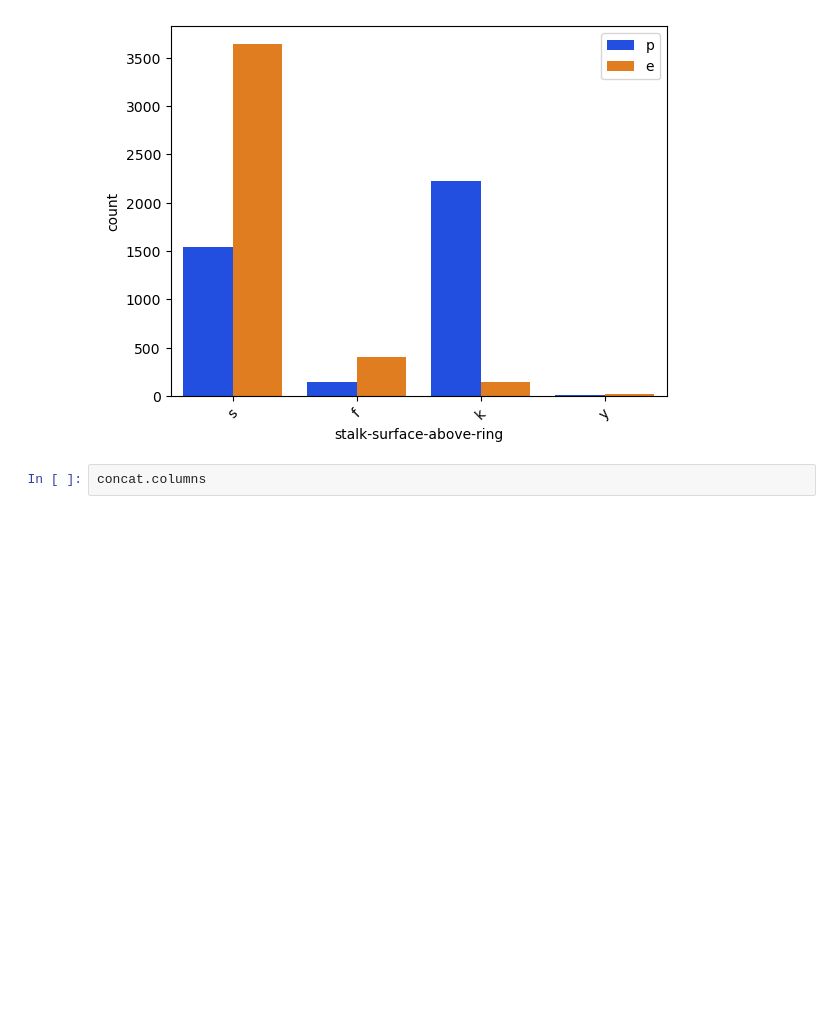
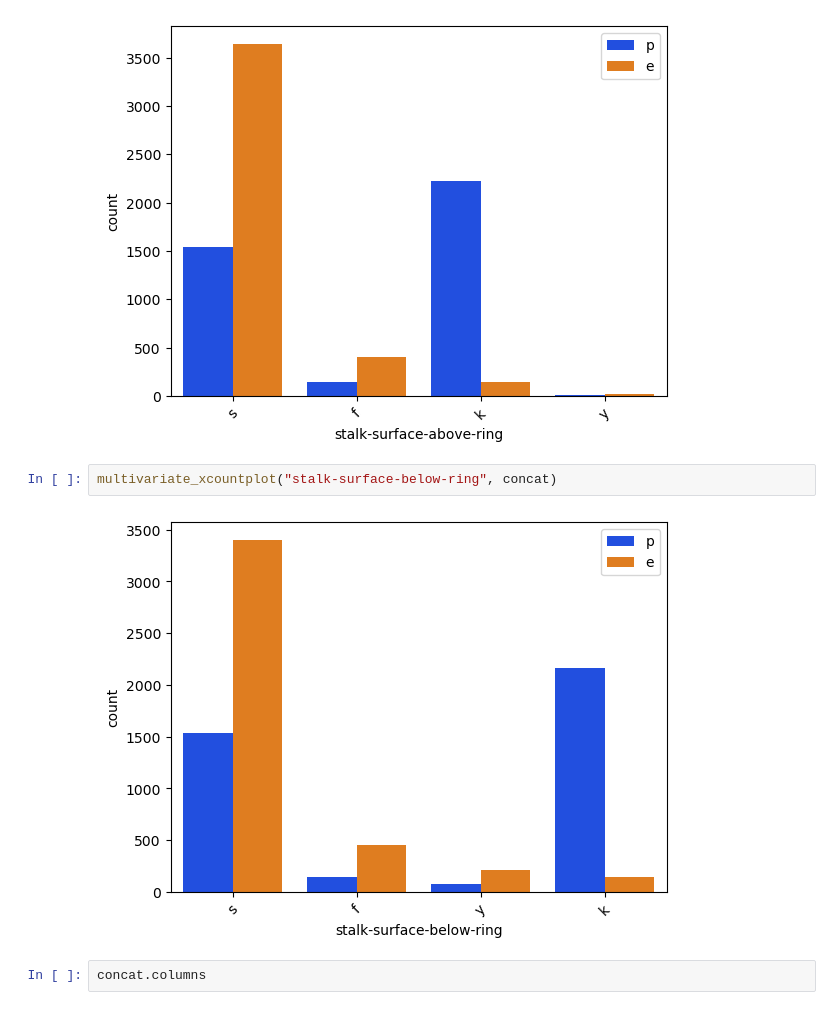
Before and after one commit to dev-ezzy/Big-Data, a Jupyter notebook: index.ipynb, the cells around one changed output. Saved outputs shown, nothing was run; the diff lists cells and outputs as text; blank space fills up the shorter version.

```diff
--- a/index.ipynb
+++ b/index.ipynb
@@ -508,6 +508,10 @@ multivariate_xcountplot("stalk-root", concat)
 multivariate_xcountplot("stalk-surface-above-ring", concat)
 # %% [output]
 [figure]
+# %%
+multivariate_xcountplot("stalk-surface-below-ring", concat)
+# %% [output]
+[figure, added]
 # %%
 concat.columns
 # %% [output]
```
